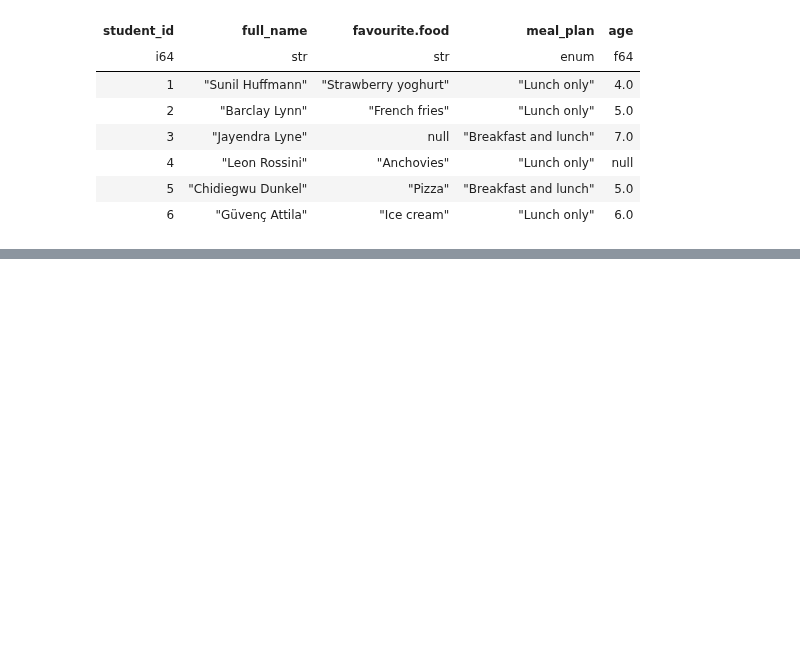
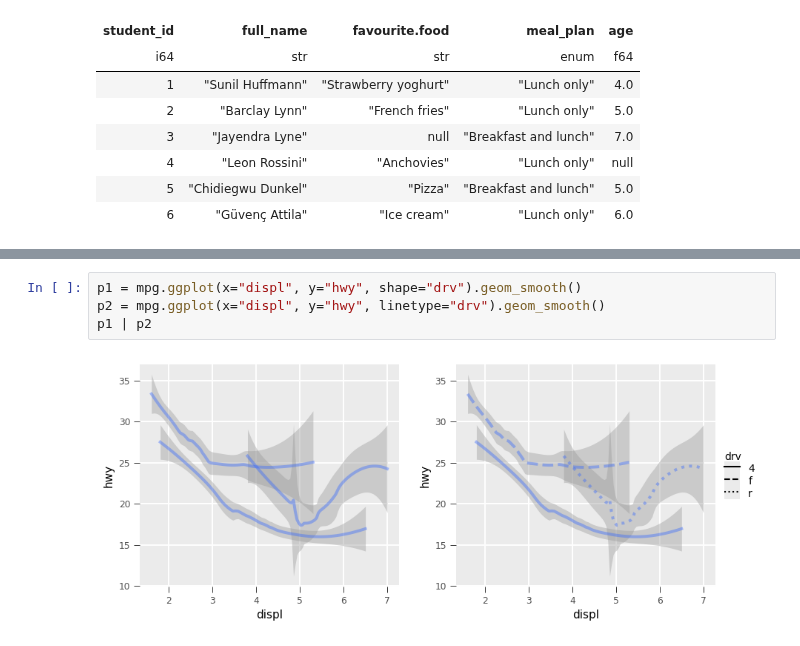
Before and after one commit to huangziwei/hea, a Jupyter notebook: example/books/dataframe.ipynb, the cells around one changed output, grey strips where cells are left out. Drawn from its saved outputs; the diff is of its cells as text; blank space fills up the shorter version.

```diff
--- a/example/books/dataframe.ipynb
+++ b/example/books/dataframe.ipynb
@@ -1037,0 +1079,6 @@ shape: (6, 5)
+# %%
+p1 = mpg.ggplot(x="displ", y="hwy", shape="drv").geom_smooth()
+p2 = mpg.ggplot(x="displ", y="hwy", linetype="drv").geom_smooth()
+p1 | p2
+# %% [output]
+[figure, added]
```
Also changed, not shown: parts of 16 cells of this notebook, 16 other files.
